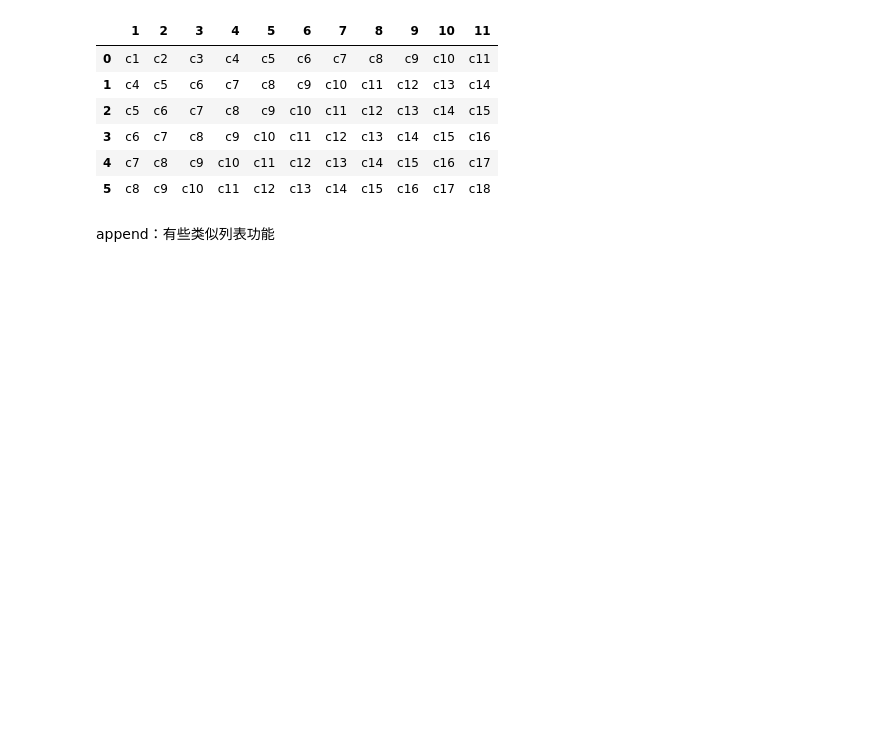
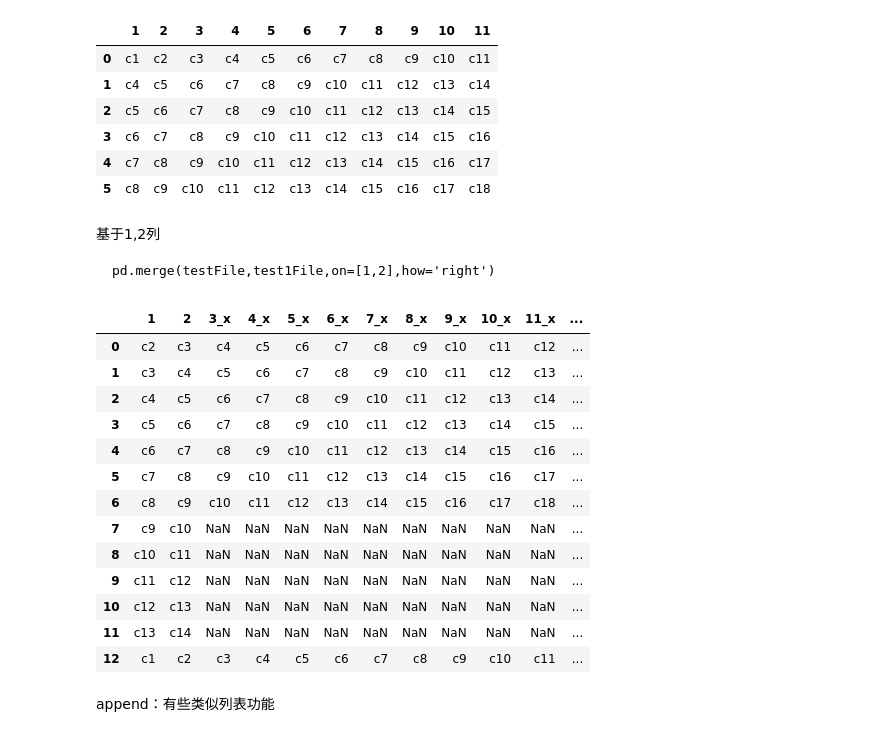
Before and after one commit to chen-huai/studyPython, a Jupyter notebook: homework/test.ipynb, the cells around one changed output. Cells and saved outputs as stored; diff of their text form; code cells hidden in the pictures; blank space fills up the shorter version.

````diff
--- a/homework/test.ipynb
+++ b/homework/test.ipynb
@@ -60,6 +60,29 @@ res
 | 3 | c6 | c7 | c8 | c9 | c10 | c11 | c12 | c13 | c14 | c15 | c16 |
 | 4 | c7 | c8 | c9 | c10 | c11 | c12 | c13 | c14 | c15 | c16 | c17 |
 | 5 | c8 | c9 | c10 | c11 | c12 | c13 | c14 | c15 | c16 | c17 | c18 |
+# %% [markdown]
+基于1,2列
+```
+pd.merge(testFile,test1File,on=[1,2],how='right')
+```
+# %%
+res1 = pd.merge(testFile,test1File,on=['1','2'],how='right')
+res1
+# %% [output]
+|  | 1 | 2 | 3_x | 4_x | 5_x | 6_x | 7_x | 8_x | 9_x | 10_x | 11_x | ... |
+| 0 | c2 | c3 | c4 | c5 | c6 | c7 | c8 | c9 | c10 | c11 | c12 | ... |
+| 1 | c3 | c4 | c5 | c6 | c7 | c8 | c9 | c10 | c11 | c12 | c13 | ... |
+| 2 | c4 | c5 | c6 | c7 | c8 | c9 | c10 | c11 | c12 | c13 | c14 | ... |
+| 3 | c5 | c6 | c7 | c8 | c9 | c10 | c11 | c12 | c13 | c14 | c15 | ... |
+| 4 | c6 | c7 | c8 | c9 | c10 | c11 | c12 | c13 | c14 | c15 | c16 | ... |
+| 5 | c7 | c8 | c9 | c10 | c11 | c12 | c13 | c14 | c15 | c16 | c17 | ... |
+| 6 | c8 | c9 | c10 | c11 | c12 | c13 | c14 | c15 | c16 | c17 | c18 | ... |
+| 7 | c9 | c10 | NaN | NaN | NaN | NaN | NaN | NaN | NaN | NaN | NaN | ... |
+| 8 | c10 | c11 | NaN | NaN | NaN | NaN | NaN | NaN | NaN | NaN | NaN | ... |
+| 9 | c11 | c12 | NaN | NaN | NaN | NaN | NaN | NaN | NaN | NaN | NaN | ... |
+| 10 | c12 | c13 | NaN | NaN | NaN | NaN | NaN | NaN | NaN | NaN | NaN | ... |
+| 11 | c13 | c14 | NaN | NaN | NaN | NaN | NaN | NaN | NaN | NaN | NaN | ... |
+| 12 | c1 | c2 | c3 | c4 | c5 | c6 | c7 | c8 | c9 | c10 | c11 | ... |
 # %% [markdown]
 append：有些类似列表功能
 # %%
````
Also changed, not shown: parts of 7 cells of this notebook, 4 other files.
